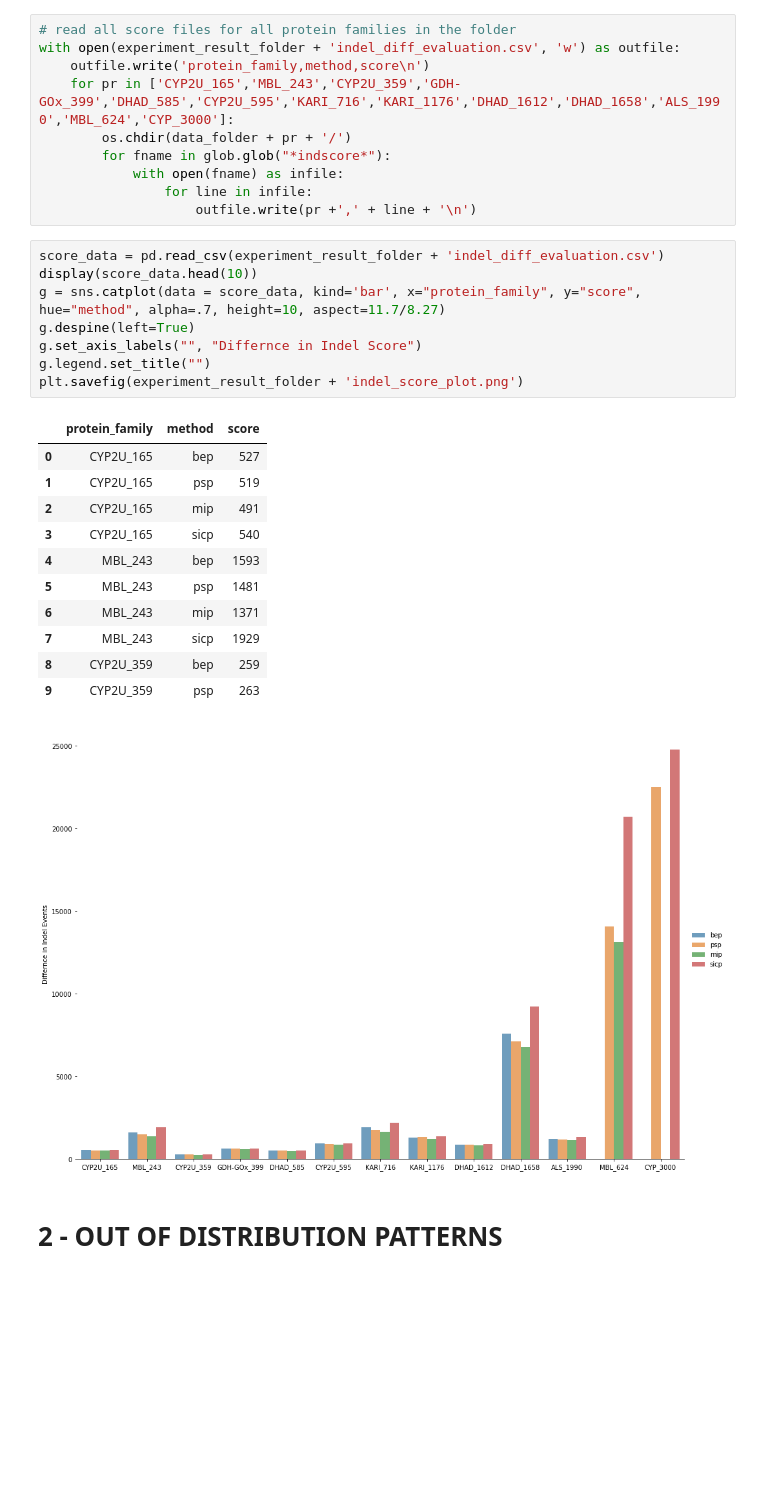
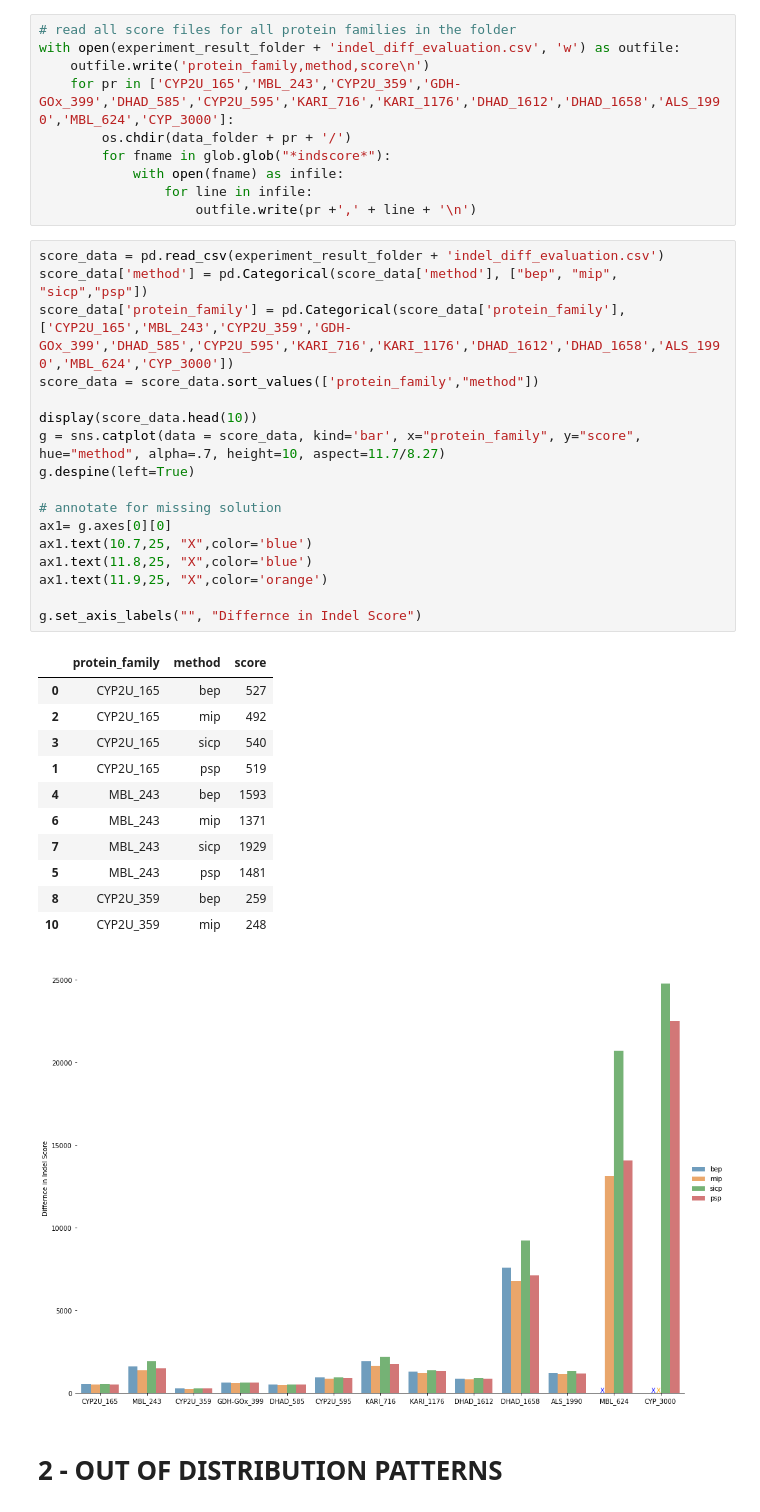
Before and after one commit to santule/indelmip, a Jupyter notebook: notebooks/evaluation_plots-v1.ipynb, the cells around one changed output. Drawn from its saved outputs; the diff is of its cells as text; blank space fills up the shorter version.

```diff
--- a/notebooks/evaluation_plots-v1.ipynb
+++ b/notebooks/evaluation_plots-v1.ipynb
@@ -25,25 +33,34 @@ with open(experiment_result_folder + 'indel_diff_evaluation.csv', 'w') as outfil
                     outfile.write(pr +',' + line + '\n')
 # %%
 score_data = pd.read_csv(experiment_result_folder + 'indel_diff_evaluation.csv')
+score_data['method'] = pd.Categorical(score_data['method'], ["bep", "mip", "sicp","psp"])
+score_data['protein_family'] = pd.Categorical(score_data['protein_family'],['CYP2U_165','MBL_243','CYP2U_359','GDH-GOx_399','DHAD_585','CYP2U_595','KARI_716','KARI_1176','DHAD_1612','DHAD_1658','ALS_1990','MBL_624','CYP_3000'])
+score_data = score_data.sort_values(['protein_family',"method"])
+
 display(score_data.head(10))
 g = sns.catplot(data = score_data, kind='bar', x="protein_family", y="score", hue="method", alpha=.7, height=10, aspect=11.7/8.27)
 g.despine(left=True)
+
+# annotate for missing solution
+ax1= g.axes[0][0]
+ax1.text(10.7,25, "X",color='blue')
+ax1.text(11.8,25, "X",color='blue')
+ax1.text(11.9,25, "X",color='orange')
+
 g.set_axis_labels("", "Differnce in Indel Score")
-g.legend.set_title("")
-plt.savefig(experiment_result_folder + 'indel_score_plot.png')
 # %% [output]
 |  | protein_family | method | score |
 | 0 | CYP2U_165 | bep | 527 |
+| 2 | CYP2U_165 | mip | 492 |
+| 3 | CYP2U_165 | sicp | 540 |
 | 1 | CYP2U_165 | psp | 519 |
-| 2 | CYP2U_165 | mip | 491 |
-| 3 | CYP2U_165 | sicp | 540 |
 | 4 | MBL_243 | bep | 1593 |
-| 5 | MBL_243 | psp | 1481 |
 | 6 | MBL_243 | mip | 1371 |
 | 7 | MBL_243 | sicp | 1929 |
+| 5 | MBL_243 | psp | 1481 |
 | 8 | CYP2U_359 | bep | 259 |
-| 9 | CYP2U_359 | psp | 263 |
+| 10 | CYP2U_359 | mip | 248 |
-[figure, old version]
+[figure, new version]
 # %% [markdown]
 # 2 - OUT OF DISTRIBUTION PATTERNS
 # %% [markdown]
```
Also changed, not shown: parts of 4 cells of this notebook.
